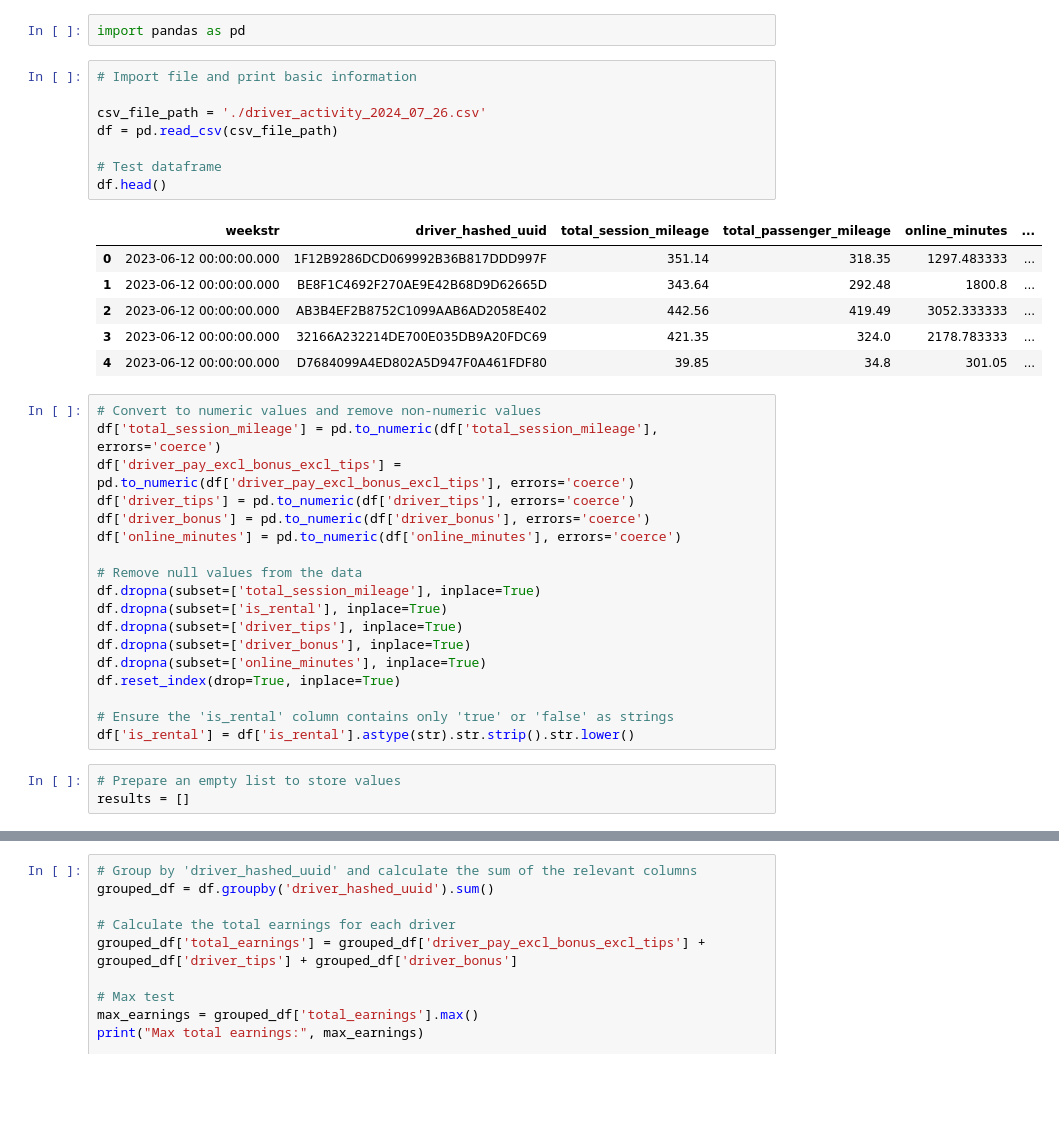
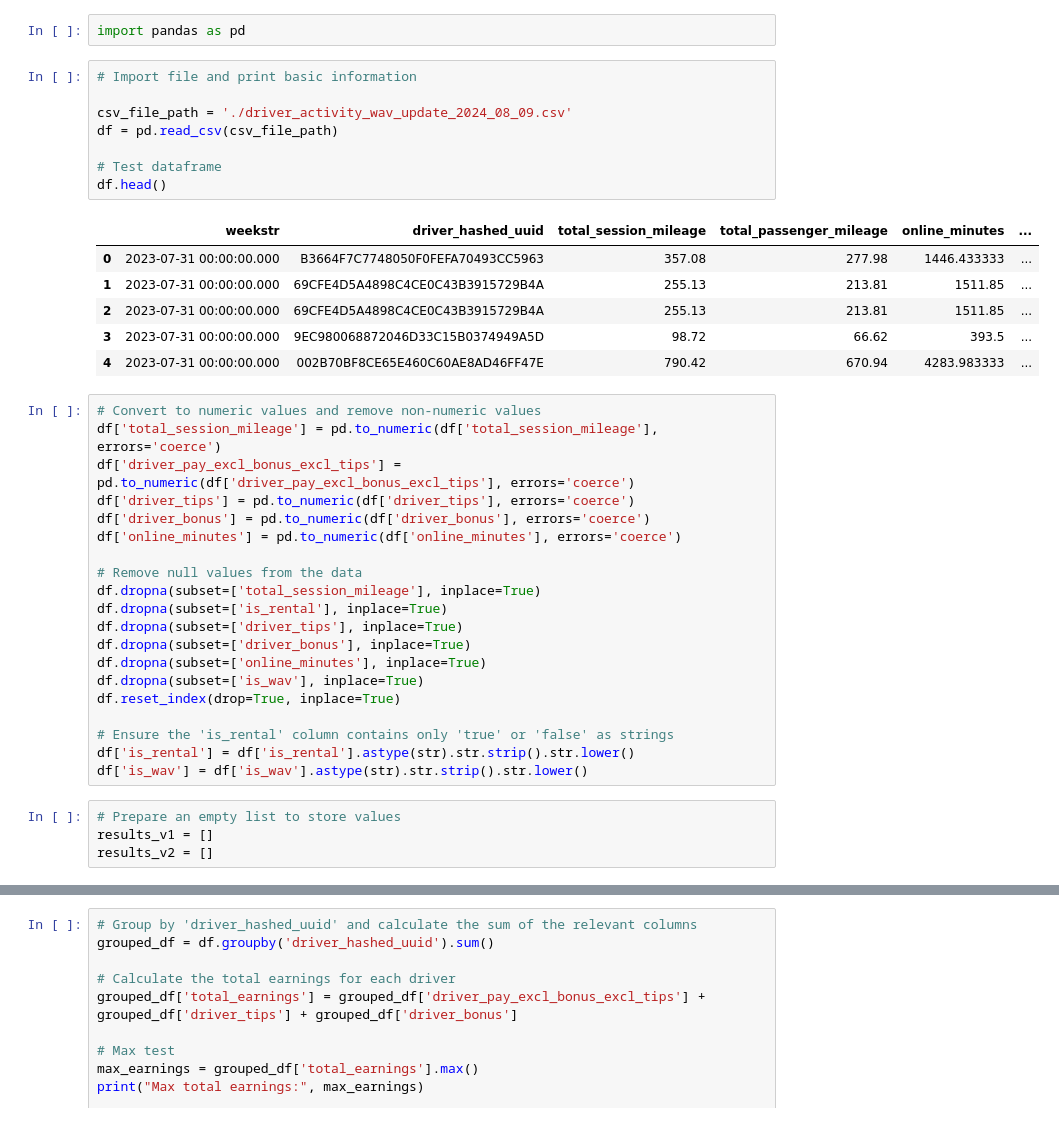
Before and after one commit to eddiejoe-antonio/uber-study, a Jupyter notebook: Uber_Trip_Processing.ipynb, the cells around one changed output, grey strips where cells are left out. Drawn from its saved outputs; the diff is of its cells as text; blank space fills up the shorter version.

```diff
--- a/Uber_Trip_Processing.ipynb
+++ b/Uber_Trip_Processing.ipynb
@@ -5,18 +5,18 @@ import pandas as pd
 # %%
 # Import file and print basic information
 
-csv_file_path = './driver_activity_2024_07_26.csv'
+csv_file_path = './driver_activity_wav_update_2024_08_09.csv'
 df = pd.read_csv(csv_file_path)
 
 # Test dataframe
 df.head()
 # %% [output]
 |  | weekstr | driver_hashed_uuid | total_session_mileage | total_passenger_mileage | online_minutes | ... |
-| 0 | 2023-06-12 00:00:00.000 | 1F12B9286DCD069992B36B817DDD997F | 351.14 | 318.35 | 1297.483333 | ... |
-| 1 | 2023-06-12 00:00:00.000 | BE8F1C4692F270AE9E42B68D9D62665D | 343.64 | 292.48 | 1800.8 | ... |
-| 2 | 2023-06-12 00:00:00.000 | AB3B4EF2B8752C1099AAB6AD2058E402 | 442.56 | 419.49 | 3052.333333 | ... |
-| 3 | 2023-06-12 00:00:00.000 | 32166A232214DE700E035DB9A20FDC69 | 421.35 | 324.0 | 2178.783333 | ... |
-| 4 | 2023-06-12 00:00:00.000 | D7684099A4ED802A5D947F0A461FDF80 | 39.85 | 34.8 | 301.05 | ... |
+| 0 | 2023-07-31 00:00:00.000 | B3664F7C7748050F0FEFA70493CC5963 | 357.08 | 277.98 | 1446.433333 | ... |
+| 1 | 2023-07-31 00:00:00.000 | 69CFE4D5A4898C4CE0C43B3915729B4A | 255.13 | 213.81 | 1511.85 | ... |
+| 2 | 2023-07-31 00:00:00.000 | 69CFE4D5A4898C4CE0C43B3915729B4A | 255.13 | 213.81 | 1511.85 | ... |
+| 3 | 2023-07-31 00:00:00.000 | 9EC980068872046D33C15B0374949A5D | 98.72 | 66.62 | 393.5 | ... |
+| 4 | 2023-07-31 00:00:00.000 | 002B70BF8CE65E460C60AE8AD46FF47E | 790.42 | 670.94 | 4283.983333 | ... |
 # %%
 # Convert to numeric values and remove non-numeric values
 df['total_session_mileage'] = pd.to_numeric(df['total_session_mileage'], errors='coerce')
@@ -31,11 +31,14 @@ df.dropna(subset=['is_rental'], inplace=True)
 df.dropna(subset=['driver_tips'], inplace=True)
 df.dropna(subset=['driver_bonus'], inplace=True)
 df.dropna(subset=['online_minutes'], inplace=True)
+df.dropna(subset=['is_wav'], inplace=True)
 df.reset_index(drop=True, inplace=True)
 
 # Ensure the 'is_rental' column contains only 'true' or 'false' as strings
 df['is_rental'] = df['is_rental'].astype(str).str.strip().str.lower()
+df['is_wav'] = df['is_wav'].astype(str).str.strip().str.lower()
 # %%
 # Prepare an empty list to store values
-results = []
+results_v1 = []
+results_v2 = []
 # %%
```
Also changed, not shown: parts of 10 cells of this notebook.
